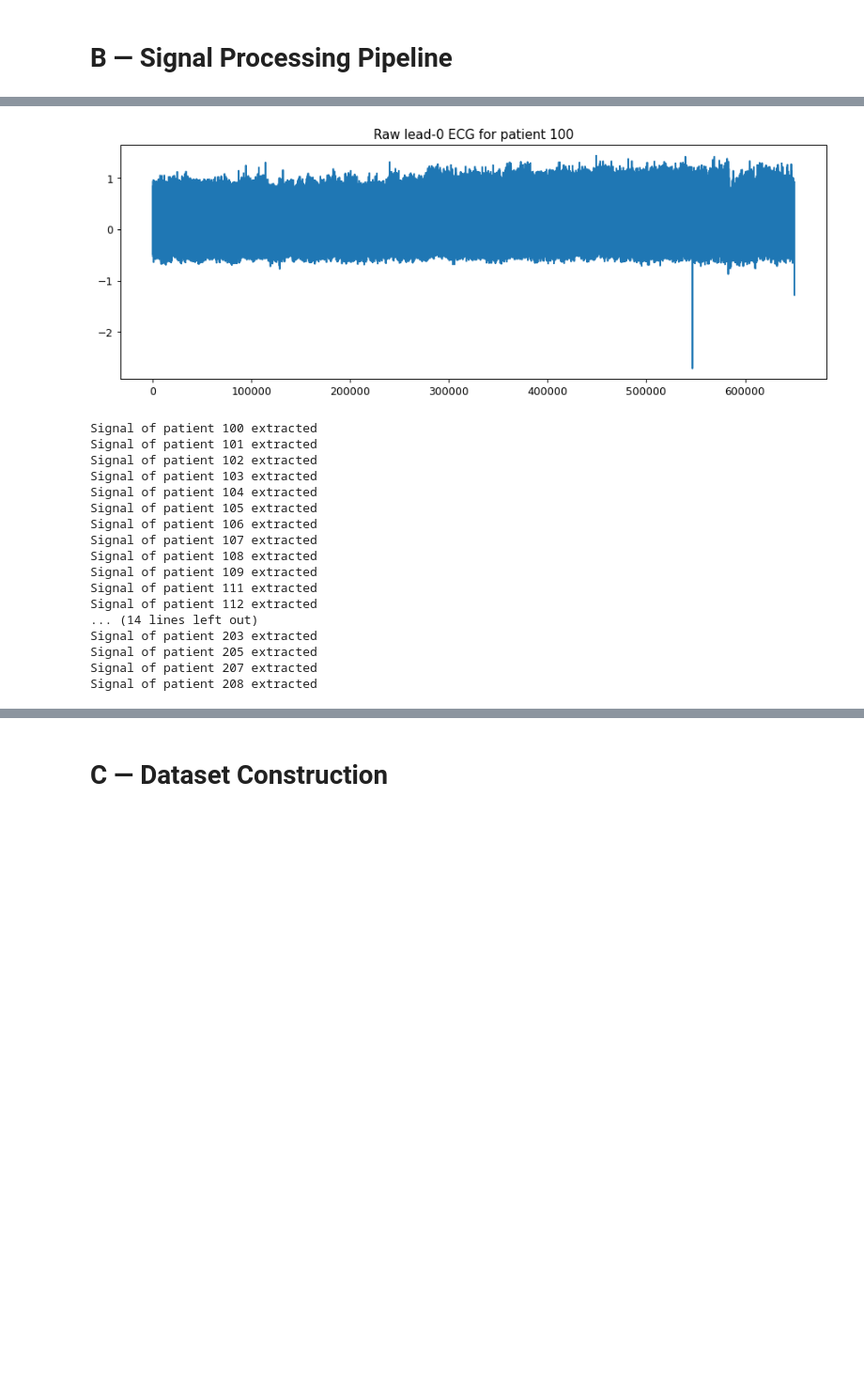
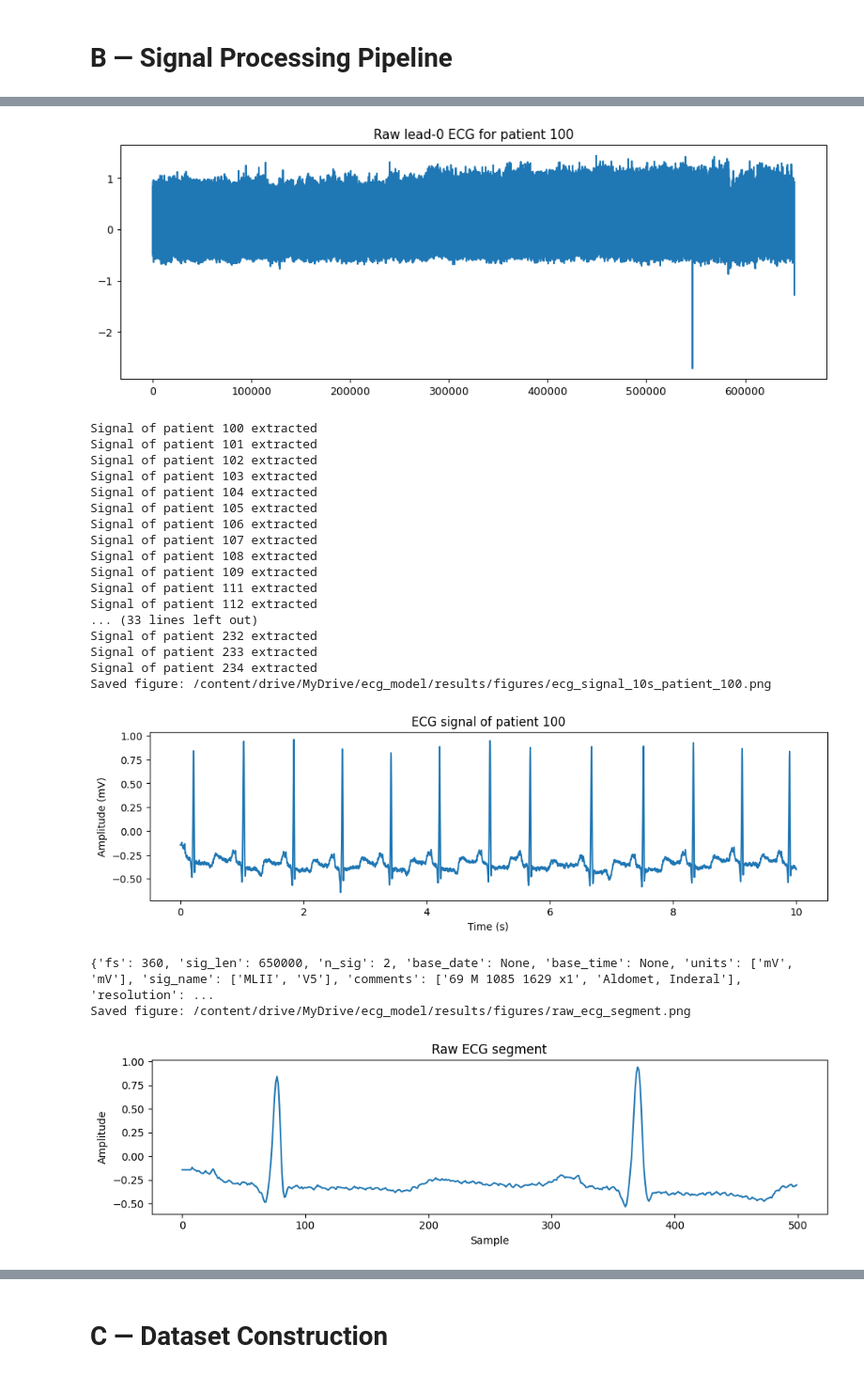
Before and after one commit to romesalarda/comp3226-password-manager-extension, a Jupyter notebook: ecg-arrhythmia-v6.ipynb, the cells around one changed output, grey strips where cells are left out. Shown at 94% size. Drawn from its saved outputs; the diff is of its cells as text; code cells hidden in the pictures; blank space fills up the shorter version.

```diff
--- a/ecg-arrhythmia-v6.ipynb
+++ b/ecg-arrhythmia-v6.ipynb
@@ -538,7 +604,19 @@ plt.show()
 # ==========================================================
 # B7 — R-peak extraction from annotations
 # ==========================================================
-annotation = wfdb.rdann(record_path_100, "atr")
+import wfdb
+
+def safe_rdann(record_path, extension="atr"):
+    ann = wfdb.rdann(record_path, extension)
+
+    # Force safe Python int (fix overflow bug)
+    ann.sample = np.array(ann.sample, dtype=np.int64)
+    ann.symbol = list(ann.symbol)
+
+    return ann
+
+annotation = safe_rdann(record_path_100, "atr")
+
 Rlocation = annotation.sample
 Rclass = annotation.symbol
 
@@ -604,35 +682,39 @@ plt.axvline(x=Rlocation[2], color='k', linestyle=':')
 plt.axvline(x=Rlocation[2] - PRE_R, color='k', linestyle='--')
 plt.axvline(x=Rlocation[2] + POST_R, color='k', linestyle='--')
 
 plt.xlabel('# Sample')
 plt.ylabel('Voltage (mV)')
 plt.title('Segmentation using 3rd R-peak')
 
 plt.subplots_adjust(hspace=0.4)
 savefig_drive(fig, "Denoised_and_segmented_ECG.png")
 plt.show()
 # %% [output]
 Number of records: 48
 ['100', '101', '102', '103', '104', '105', '106', '107', '108', '109', '111', '112', '113', '114', '115', '116', '117', '118', '119', '121', '122', '123', '124', '200', '201', '202', '203', '205', '20 ...
 <class 'numpy.ndarray'>
 (650000,)
 {'fs': 360, 'sig_len': 650000, 'n_sig': 2, 'base_date': None, 'base_time': None, 'units': ['mV', 'mV'], 'sig_name': ['MLII', 'V5'], 'comments': ['69 M 1085 1629 x1', 'Aldomet, Inderal']}
 Saved figure: /content/drive/MyDrive/ecg_model/results/figures/raw_ecg_patient_100.png
 [figure]
 Signal of patient 100 extracted
 Signal of patient 101 extracted
 Signal of patient 102 extracted
 Signal of patient 103 extracted
 Signal of patient 104 extracted
 Signal of patient 105 extracted
 Signal of patient 106 extracted
 Signal of patient 107 extracted
 Signal of patient 108 extracted
 Signal of patient 109 extracted
 Signal of patient 111 extracted
 Signal of patient 112 extracted
-... (14 lines left out)
-Signal of patient 203 extracted
-Signal of patient 205 extracted
-Signal of patient 207 extracted
-Signal of patient 208 extracted
+... (33 lines left out)
+Signal of patient 232 extracted
+Signal of patient 233 extracted
+Signal of patient 234 extracted
+Saved figure: /content/drive/MyDrive/ecg_model/results/figures/ecg_signal_10s_patient_100.png
+[figure, added]
+{'fs': 360, 'sig_len': 650000, 'n_sig': 2, 'base_date': None, 'base_time': None, 'units': ['mV', 'mV'], 'sig_name': ['MLII', 'V5'], 'comments': ['69 M 1085 1629 x1', 'Aldomet, Inderal'], 'resolution': ...
+Saved figure: /content/drive/MyDrive/ecg_model/results/figures/raw_ecg_segment.png
+[figure, added]
```
Also changed, not shown: parts of 8 cells of this notebook.
